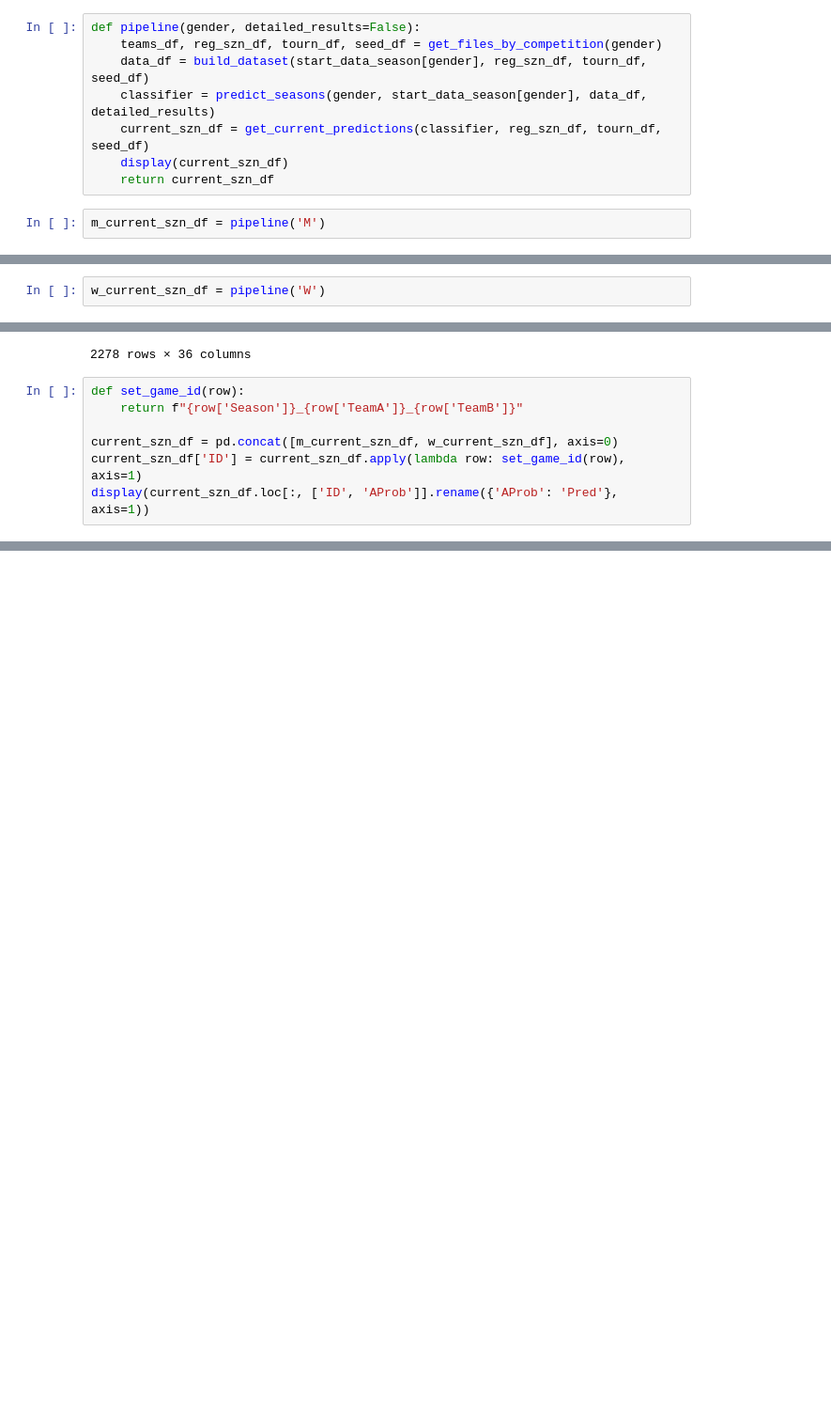
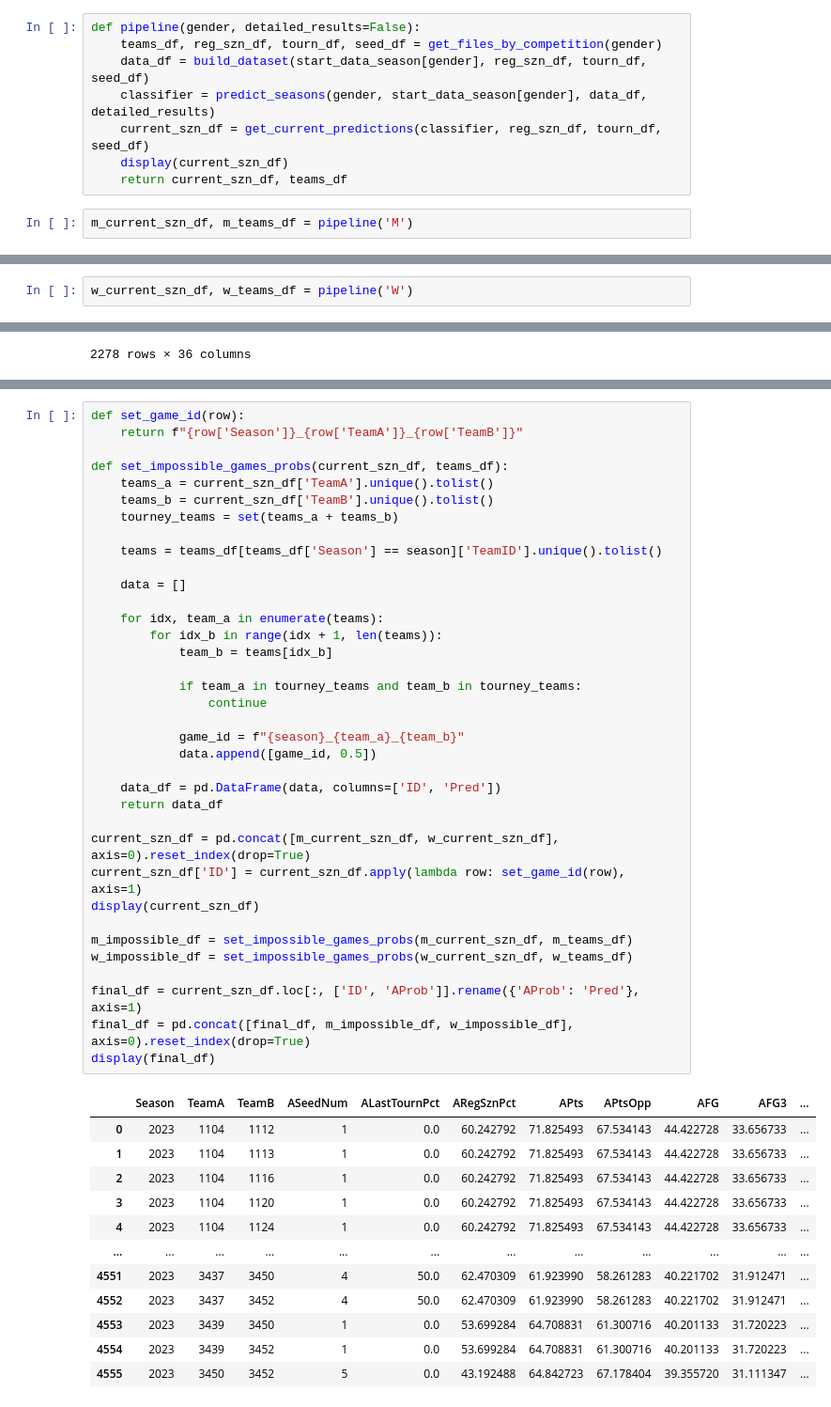
Before and after one commit to caiomelo22/march-madness-2023, a Jupyter notebook: notebook3e407fad6c.ipynb, the cells around one changed output, grey strips where cells are left out. Shown at 94% size. Saved outputs shown, nothing was run; the diff lists cells and outputs as text; blank space fills up the shorter version.

Commit message:
Make mock predictions for the remaining teams in the current season

```diff
--- a/notebook3e407fad6c.ipynb
+++ b/notebook3e407fad6c.ipynb
@@ -257,9 +257,9 @@ def pipeline(gender, detailed_results=False):
     classifier = predict_seasons(gender, start_data_season[gender], data_df, detailed_results)
     current_szn_df = get_current_predictions(classifier, reg_szn_df, tourn_df, seed_df)
     display(current_szn_df)
-    return current_szn_df
+    return current_szn_df, teams_df
 # %%
-m_current_szn_df = pipeline('M')
+m_current_szn_df, m_teams_df = pipeline('M')
 # %% [output]
 66/68
 1452 x 1462
@@ -277,7 +277,7 @@ m_current_szn_df = pipeline('M')
 | 2277 | 2023 | 1452 | 1462 | 9 | 0.0 | 62.912913 | 72.971471 | 67.123123 | 43.623178 | 33.962194 | ... |
 2278 rows × 36 columns
 # %%
-w_current_szn_df = pipeline('W')
+w_current_szn_df, w_teams_df = pipeline('W')
 # %% [output]
 66/68
 3450 x 3452
@@ -294,10 +294,3 @@ w_current_szn_df = pipeline('W')
 | 2276 | 2023 | 3439 | 3452 | 1 | 0.0 | 53.699284 | 64.708831 | 61.300716 | 40.201133 | 31.720223 | ... |
 | 2277 | 2023 | 3450 | 3452 | 5 | 0.0 | 43.192488 | 64.842723 | 67.178404 | 39.355720 | 31.111347 | ... |
 2278 rows × 36 columns
-# %%
-def set_game_id(row):
-    return f"{row['Season']}_{row['TeamA']}_{row['TeamB']}"
-
-current_szn_df = pd.concat([m_current_szn_df, w_current_szn_df], axis=0)
-current_szn_df['ID'] = current_szn_df.apply(lambda row: set_game_id(row), axis=1)
-display(current_szn_df.loc[:, ['ID', 'AProb']].rename({'AProb': 'Pred'}, axis=1))
@@ -317,0 +297,49 @@ display(current_szn_df.loc[:, ['ID', 'AProb']].rename({'AProb': 'Pred'}, axis=1)
+# %%
+def set_game_id(row):
+    return f"{row['Season']}_{row['TeamA']}_{row['TeamB']}"
+
+def set_impossible_games_probs(current_szn_df, teams_df):
+    teams_a = current_szn_df['TeamA'].unique().tolist()
+    teams_b = current_szn_df['TeamB'].unique().tolist()
+    tourney_teams = set(teams_a + teams_b)
+
+    teams = teams_df[teams_df['Season'] == season]['TeamID'].unique().tolist()
+
+    data = []
+
+    for idx, team_a in enumerate(teams):
+        for idx_b in range(idx + 1, len(teams)):
+            team_b = teams[idx_b]
+
+            if team_a in tourney_teams and team_b in tourney_teams:
+                continue
+
+            game_id = f"{season}_{team_a}_{team_b}"
+            data.append([game_id, 0.5])
+
+    data_df = pd.DataFrame(data, columns=['ID', 'Pred'])
+    return data_df
+
+current_szn_df = pd.concat([m_current_szn_df, w_current_szn_df], axis=0).reset_index(drop=True)
+current_szn_df['ID'] = current_szn_df.apply(lambda row: set_game_id(row), axis=1)
+display(current_szn_df)
+
+m_impossible_df = set_impossible_games_probs(m_current_szn_df, m_teams_df)
+w_impossible_df = set_impossible_games_probs(w_current_szn_df, w_teams_df)
+
+final_df = current_szn_df.loc[:, ['ID', 'AProb']].rename({'AProb': 'Pred'}, axis=1)
+final_df = pd.concat([final_df, m_impossible_df, w_impossible_df], axis=0).reset_index(drop=True)
+display(final_df)
+# %% [output]
+|  | Season | TeamA | TeamB | ASeedNum | ALastTournPct | ARegSznPct | APts | APtsOpp | AFG | AFG3 | ... |
+| 0 | 2023 | 1104 | 1112 | 1 | 0.0 | 60.242792 | 71.825493 | 67.534143 | 44.422728 | 33.656733 | ... |
+| 1 | 2023 | 1104 | 1113 | 1 | 0.0 | 60.242792 | 71.825493 | 67.534143 | 44.422728 | 33.656733 | ... |
+| 2 | 2023 | 1104 | 1116 | 1 | 0.0 | 60.242792 | 71.825493 | 67.534143 | 44.422728 | 33.656733 | ... |
+| 3 | 2023 | 1104 | 1120 | 1 | 0.0 | 60.242792 | 71.825493 | 67.534143 | 44.422728 | 33.656733 | ... |
+| 4 | 2023 | 1104 | 1124 | 1 | 0.0 | 60.242792 | 71.825493 | 67.534143 | 44.422728 | 33.656733 | ... |
+| ... | ... | ... | ... | ... | ... | ... | ... | ... | ... | ... | ... |
+| 4551 | 2023 | 3437 | 3450 | 4 | 50.0 | 62.470309 | 61.923990 | 58.261283 | 40.221702 | 31.912471 | ... |
+| 4552 | 2023 | 3437 | 3452 | 4 | 50.0 | 62.470309 | 61.923990 | 58.261283 | 40.221702 | 31.912471 | ... |
+| 4553 | 2023 | 3439 | 3450 | 1 | 0.0 | 53.699284 | 64.708831 | 61.300716 | 40.201133 | 31.720223 | ... |
+| 4554 | 2023 | 3439 | 3452 | 1 | 0.0 | 53.699284 | 64.708831 | 61.300716 | 40.201133 | 31.720223 | ... |
+| 4555 | 2023 | 3450 | 3452 | 5 | 0.0 | 43.192488 | 64.842723 | 67.178404 | 39.355720 | 31.111347 | ... |
```
Also changed, not shown: parts of 5 cells of this notebook.
